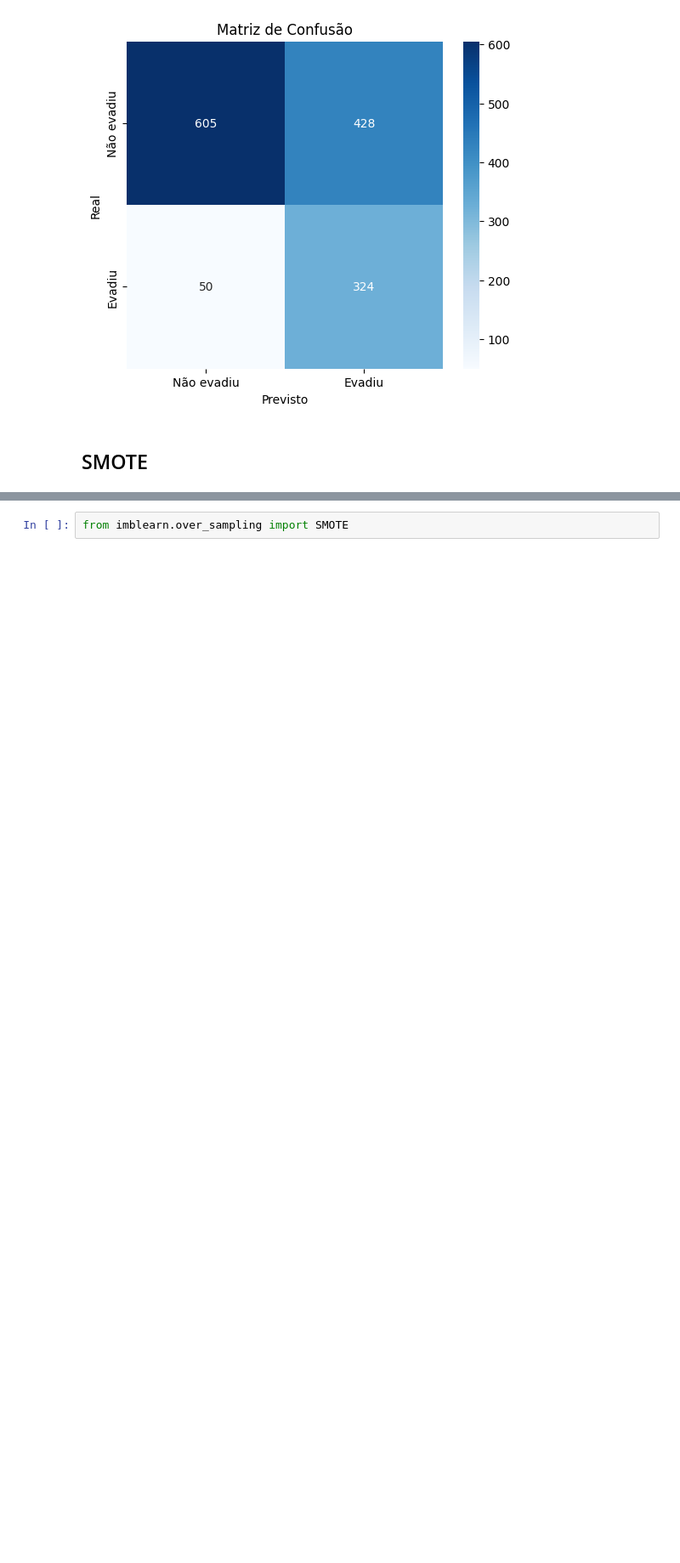
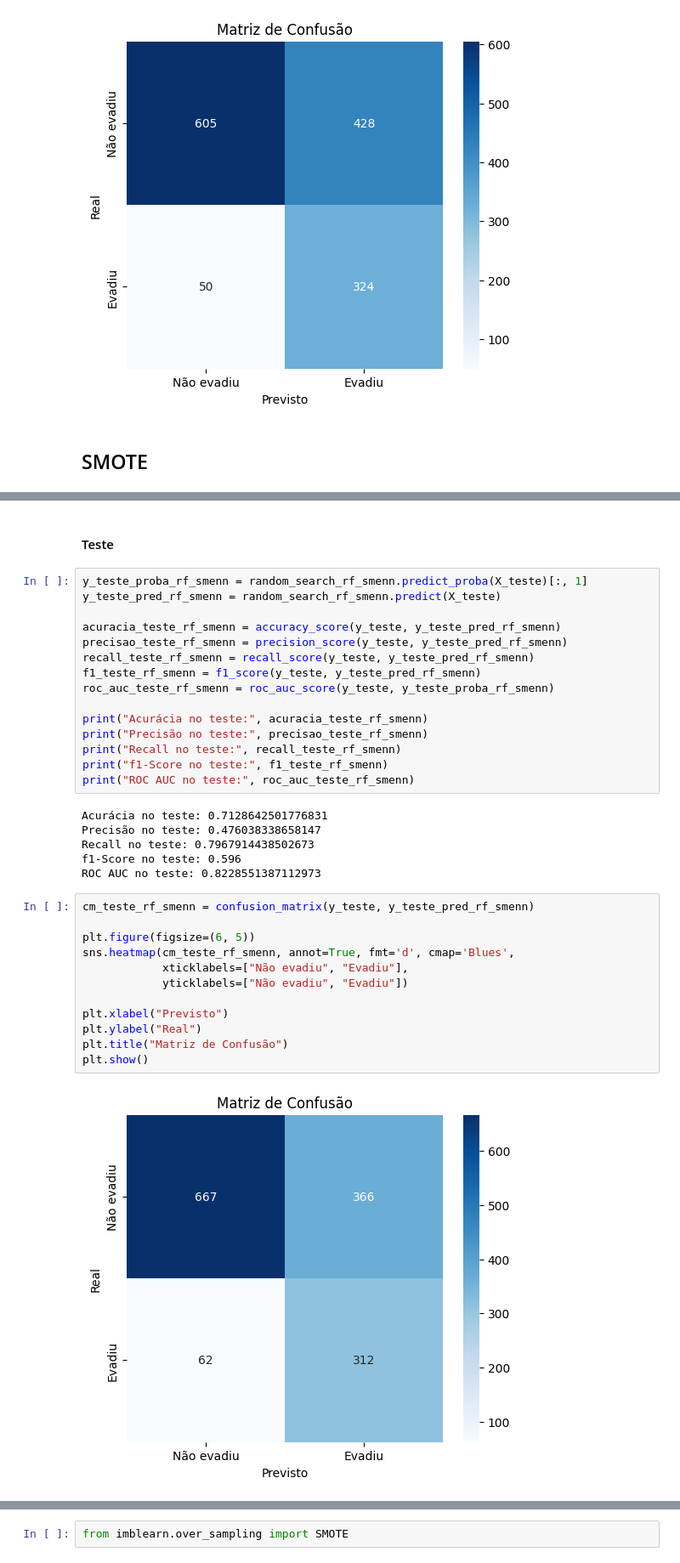
Before and after one commit to hype-usp/Equilibrando_Classes, a Jupyter notebook: Grupo2/EquilibrandoClasses.ipynb, the cells around one changed output, grey strips where cells are left out. Shown at 85% size. Cells and saved outputs as stored; diff of their text form; blank space fills up the shorter version.

```diff
--- a/Grupo2/EquilibrandoClasses.ipynb
+++ b/Grupo2/EquilibrandoClasses.ipynb
@@ -2027,0 +2215,37 @@ plt.show()
+# %% [markdown]
+#### Teste
+# %%
+y_teste_proba_rf_smenn = random_search_rf_smenn.predict_proba(X_teste)[:, 1]
+y_teste_pred_rf_smenn = random_search_rf_smenn.predict(X_teste)
+
+acuracia_teste_rf_smenn = accuracy_score(y_teste, y_teste_pred_rf_smenn)
+precisao_teste_rf_smenn = precision_score(y_teste, y_teste_pred_rf_smenn)
+recall_teste_rf_smenn = recall_score(y_teste, y_teste_pred_rf_smenn)
+f1_teste_rf_smenn = f1_score(y_teste, y_teste_pred_rf_smenn)
+roc_auc_teste_rf_smenn = roc_auc_score(y_teste, y_teste_proba_rf_smenn)
+
+print("Acurácia no teste:", acuracia_teste_rf_smenn)
+print("Precisão no teste:", precisao_teste_rf_smenn)
+print("Recall no teste:", recall_teste_rf_smenn)
+print("f1-Score no teste:", f1_teste_rf_smenn)
+print("ROC AUC no teste:", roc_auc_teste_rf_smenn)
+# %% [output]
+Acurácia no teste: 0.7128642501776831
+Precisão no teste: 0.476038338658147
+Recall no teste: 0.7967914438502673
+f1-Score no teste: 0.596
+ROC AUC no teste: 0.8228551387112973
+# %%
+cm_teste_rf_smenn = confusion_matrix(y_teste, y_teste_pred_rf_smenn)
+
+plt.figure(figsize=(6, 5))
+sns.heatmap(cm_teste_rf_smenn, annot=True, fmt='d', cmap='Blues',
+            xticklabels=["Não evadiu", "Evadiu"],
+            yticklabels=["Não evadiu", "Evadiu"])
+
+plt.xlabel("Previsto")
+plt.ylabel("Real")
+plt.title("Matriz de Confusão")
+plt.show()
+# %% [output]
+[figure, added]
```
Also changed, not shown: parts of 45 cells of this notebook.
